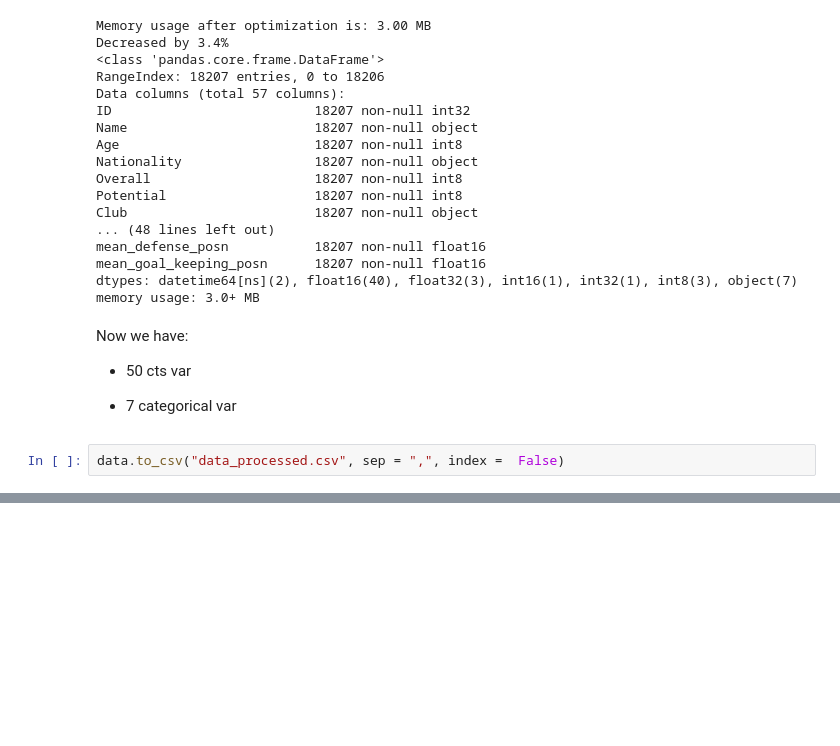
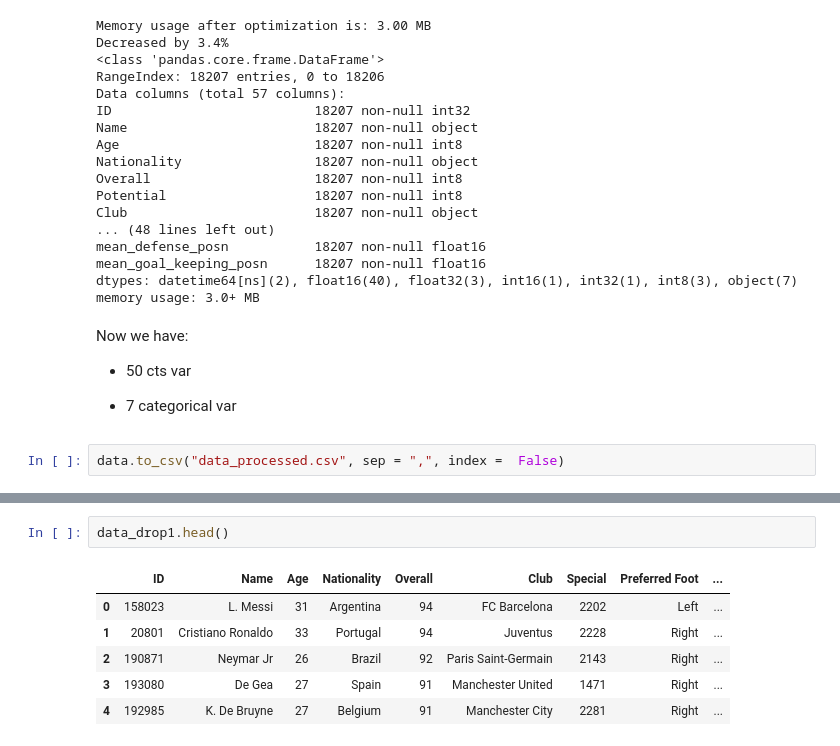
Before and after one commit to HieuFromWaterloo/stat441_project, a Jupyter notebook: Exploration.ipynb, the cells around one changed output, grey strips where cells are left out. Saved outputs shown, nothing was run; the diff lists cells and outputs as text; blank space fills up the shorter version.

```diff
--- a/Exploration.ipynb
+++ b/Exploration.ipynb
@@ -804,0 +796,9 @@ Name: ID, dtype: int64
+# %%
+data_drop1.head()
+# %% [output]
+|  | ID | Name | Age | Nationality | Overall | Club | Special | Preferred Foot | ... |
+| 0 | 158023 | L. Messi | 31 | Argentina | 94 | FC Barcelona | 2202 | Left | ... |
+| 1 | 20801 | Cristiano Ronaldo | 33 | Portugal | 94 | Juventus | 2228 | Right | ... |
+| 2 | 190871 | Neymar Jr | 26 | Brazil | 92 | Paris Saint-Germain | 2143 | Right | ... |
+| 3 | 193080 | De Gea | 27 | Spain | 91 | Manchester United | 1471 | Right | ... |
+| 4 | 192985 | K. De Bruyne | 27 | Belgium | 91 | Manchester City | 2281 | Right | ... |
```
Also changed, not shown: parts of 12 cells of this notebook.
